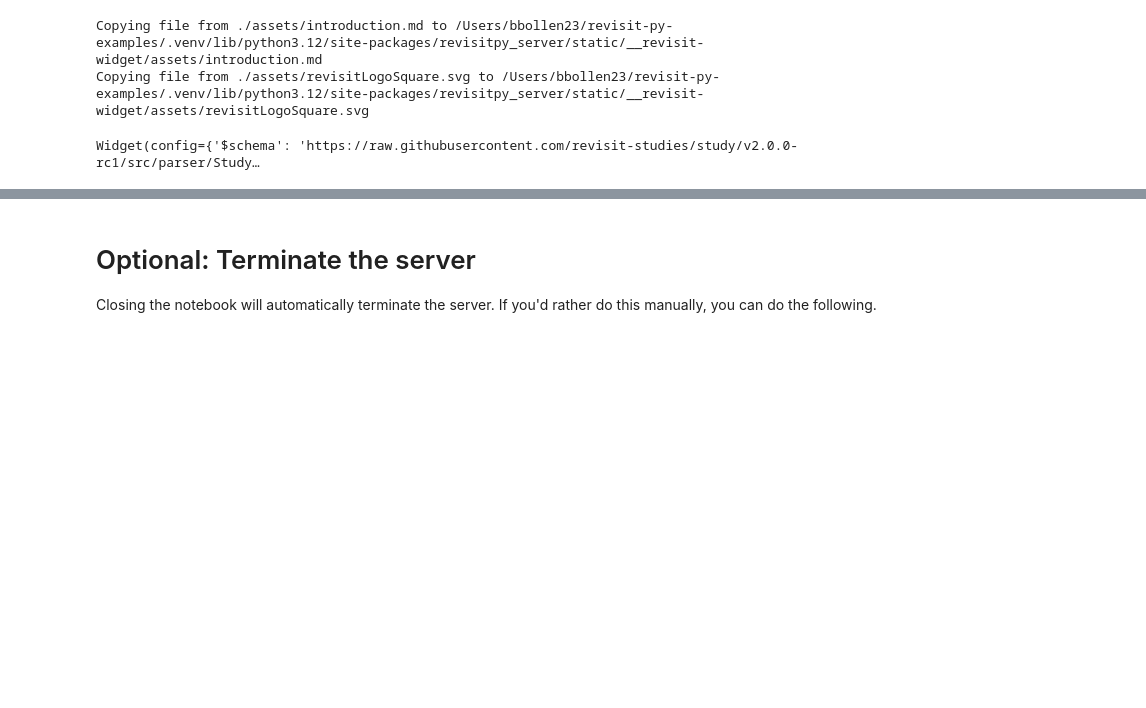
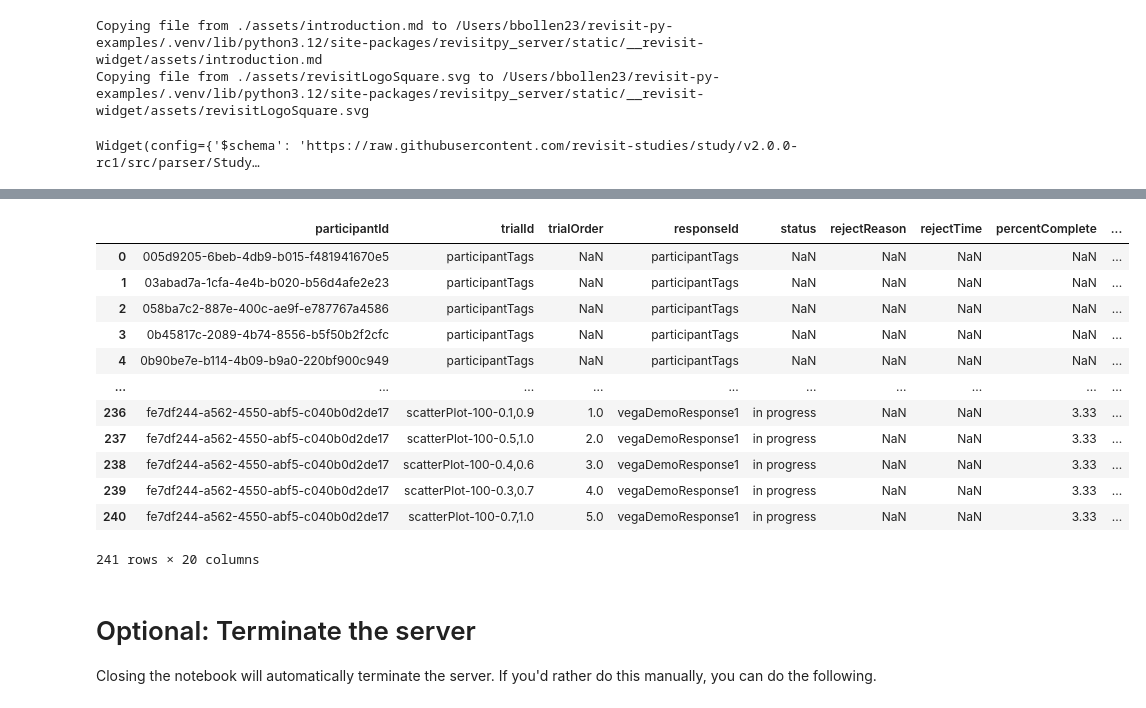
Before and after one commit to AshKitturGitHub/revisitpy-examples, a Jupyter notebook: example_jnd_study/example_jnd_study.ipynb, the cells around one changed output, grey strips where cells are left out. Drawn from its saved outputs; the diff is of its cells as text; code cells hidden in the pictures; blank space fills up the shorter version.

```diff
--- a/example_jnd_study/example_jnd_study.ipynb
+++ b/example_jnd_study/example_jnd_study.ipynb
@@ -436,3 +362,19 @@ Widget(config={'$schema': 'https://raw.githubusercontent.com/revisit-studies/stu
+# %%
+w.get_df()
+# %% [output]
+|  | participantId | trialId | trialOrder | responseId | status | rejectReason | rejectTime | percentComplete | ... |
+| 0 | 005d9205-6beb-4db9-b015-f481941670e5 | participantTags | NaN | participantTags | NaN | NaN | NaN | NaN | ... |
+| 1 | 03abad7a-1cfa-4e4b-b020-b56d4afe2e23 | participantTags | NaN | participantTags | NaN | NaN | NaN | NaN | ... |
+| 2 | 058ba7c2-887e-400c-ae9f-e787767a4586 | participantTags | NaN | participantTags | NaN | NaN | NaN | NaN | ... |
+| 3 | 0b45817c-2089-4b74-8556-b5f50b2f2cfc | participantTags | NaN | participantTags | NaN | NaN | NaN | NaN | ... |
+| 4 | 0b90be7e-b114-4b09-b9a0-220bf900c949 | participantTags | NaN | participantTags | NaN | NaN | NaN | NaN | ... |
+| ... | ... | ... | ... | ... | ... | ... | ... | ... | ... |
+| 236 | fe7df244-a562-4550-abf5-c040b0d2de17 | scatterPlot-100-0.1,0.9 | 1.0 | vegaDemoResponse1 | in progress | NaN | NaN | 3.33 | ... |
+| 237 | fe7df244-a562-4550-abf5-c040b0d2de17 | scatterPlot-100-0.5,1.0 | 2.0 | vegaDemoResponse1 | in progress | NaN | NaN | 3.33 | ... |
+| 238 | fe7df244-a562-4550-abf5-c040b0d2de17 | scatterPlot-100-0.4,0.6 | 3.0 | vegaDemoResponse1 | in progress | NaN | NaN | 3.33 | ... |
+| 239 | fe7df244-a562-4550-abf5-c040b0d2de17 | scatterPlot-100-0.3,0.7 | 4.0 | vegaDemoResponse1 | in progress | NaN | NaN | 3.33 | ... |
+| 240 | fe7df244-a562-4550-abf5-c040b0d2de17 | scatterPlot-100-0.7,1.0 | 5.0 | vegaDemoResponse1 | in progress | NaN | NaN | 3.33 | ... |
+241 rows × 20 columns
 # %% [markdown]
 # Optional: Terminate the server
 
```
Also changed, not shown: parts of 5 cells of this notebook, 1 other file.
